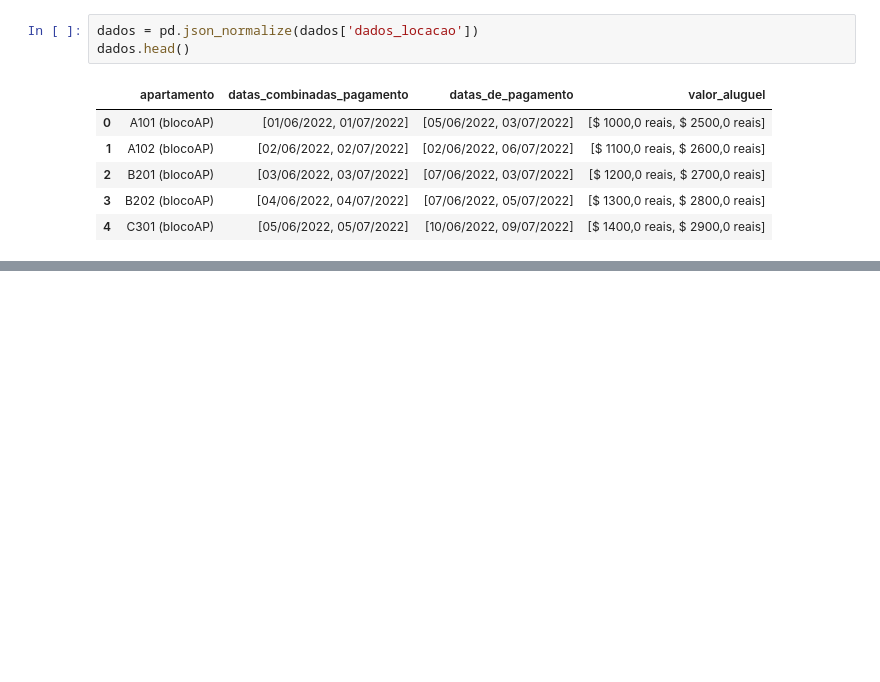
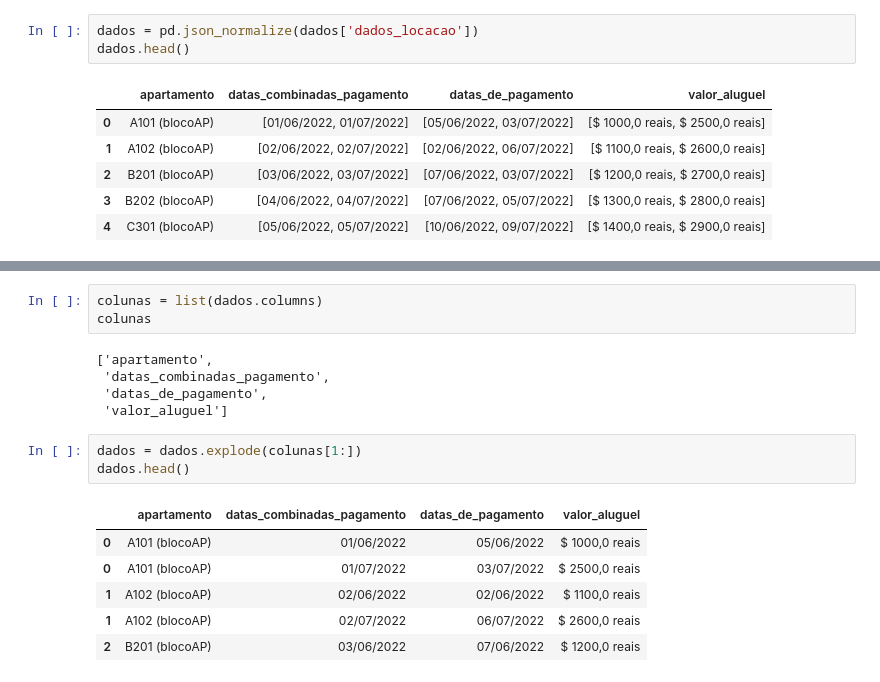
Before and after one commit to strawndri/python-ds-pandas-transformacao-manipulacao-dados, a Jupyter notebook: Desafio_2.ipynb, the cells around one changed output, grey strips where cells are left out. Saved outputs shown, nothing was run; the diff lists cells and outputs as text; blank space fills up the shorter version.

```diff
--- a/Desafio_2.ipynb
+++ b/Desafio_2.ipynb
@@ -34,0 +50,18 @@ dados.head()
+# %%
+colunas = list(dados.columns)
+colunas
+# %% [output]
+['apartamento',
+ 'datas_combinadas_pagamento',
+ 'datas_de_pagamento',
+ 'valor_aluguel']
+# %%
+dados = dados.explode(colunas[1:])
+dados.head()
+# %% [output]
+|  | apartamento | datas_combinadas_pagamento | datas_de_pagamento | valor_aluguel |
+| 0 | A101 (blocoAP) | 01/06/2022 | 05/06/2022 | $ 1000,0 reais |
+| 0 | A101 (blocoAP) | 01/07/2022 | 03/07/2022 | $ 2500,0 reais |
+| 1 | A102 (blocoAP) | 02/06/2022 | 02/06/2022 | $ 1100,0 reais |
+| 1 | A102 (blocoAP) | 02/07/2022 | 06/07/2022 | $ 2600,0 reais |
+| 2 | B201 (blocoAP) | 03/06/2022 | 07/06/2022 | $ 1200,0 reais |
```
Also changed, not shown: parts of 14 cells of this notebook.
